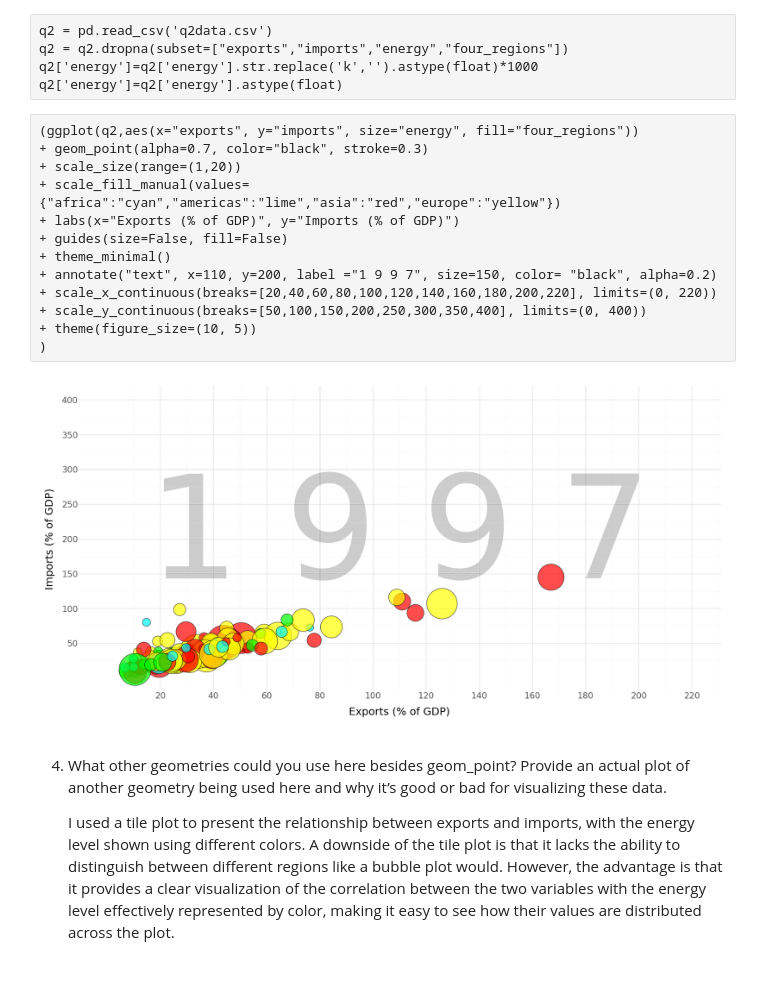
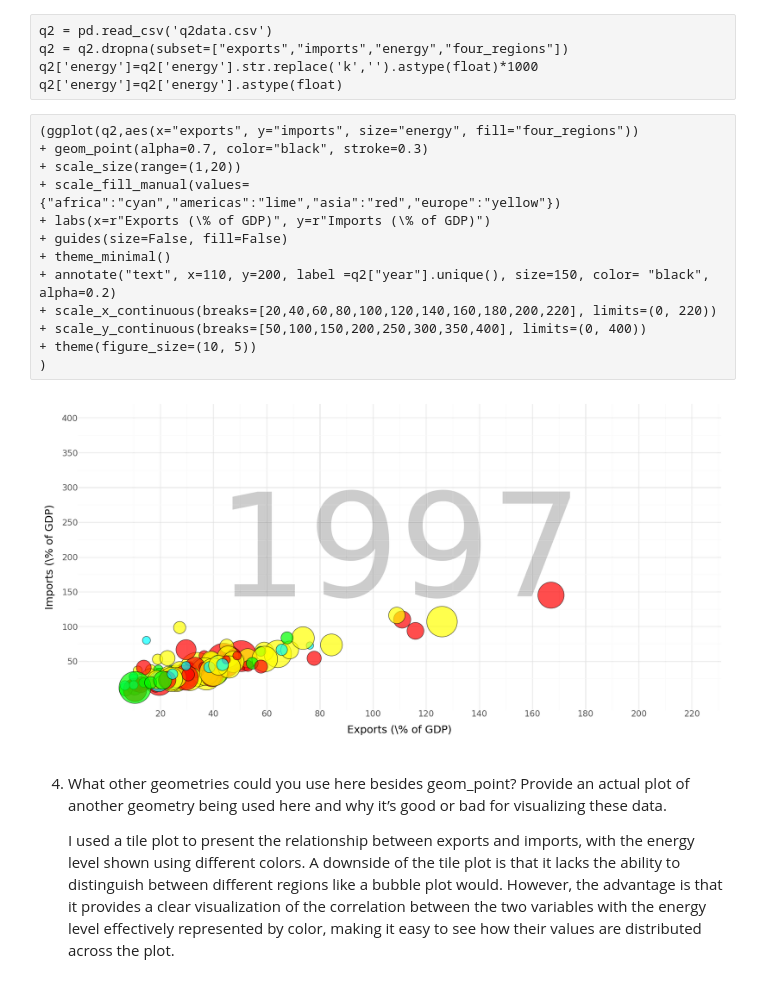
Before and after one commit to paigetsai/GSB544_lab, a Jupyter notebook: lab1/lab1.ipynb, the cells around one changed output. Cells and saved outputs as stored; diff of their text form.

```diff
--- a/lab1/lab1.ipynb
+++ b/lab1/lab1.ipynb
@@ -85,18 +85,18 @@ q2['energy']=q2['energy'].astype(float)
 # %%
 (ggplot(q2,aes(x="exports", y="imports", size="energy", fill="four_regions"))
 + geom_point(alpha=0.7, color="black", stroke=0.3)
 + scale_size(range=(1,20))
 + scale_fill_manual(values={"africa":"cyan","americas":"lime","asia":"red","europe":"yellow"})
-+ labs(x="Exports (% of GDP)", y="Imports (% of GDP)")
++ labs(x=r"Exports (\% of GDP)", y=r"Imports (\% of GDP)")
 + guides(size=False, fill=False)
 + theme_minimal()
-+ annotate("text", x=110, y=200, label ="1 9 9 7", size=150, color= "black", alpha=0.2)
++ annotate("text", x=110, y=200, label =q2["year"].unique(), size=150, color= "black", alpha=0.2)
 + scale_x_continuous(breaks=[20,40,60,80,100,120,140,160,180,200,220], limits=(0, 220))
 + scale_y_continuous(breaks=[50,100,150,200,250,300,350,400], limits=(0, 400))
 + theme(figure_size=(10, 5))
 )
 # %% [output]
-[figure, old version]
+[figure, new version]
 # %% [markdown]
 4. What other geometries could you use here besides geom_point? Provide an actual plot of another geometry being used here and why it’s good or bad for visualizing these data.
 
```
Also changed, not shown: parts of 6 cells of this notebook, 1 other file.
